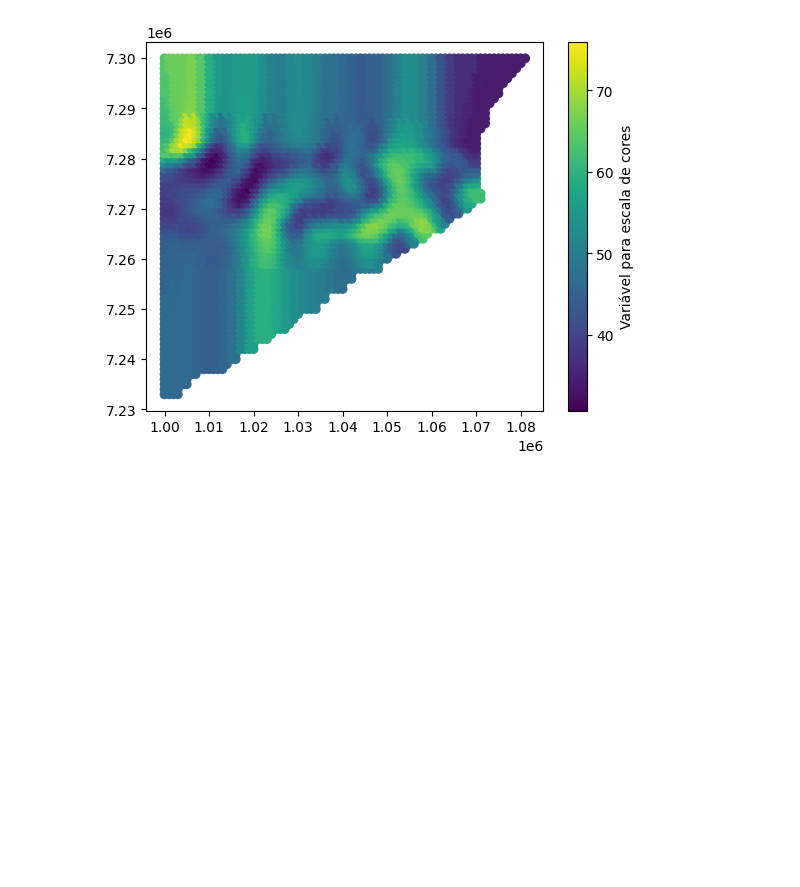
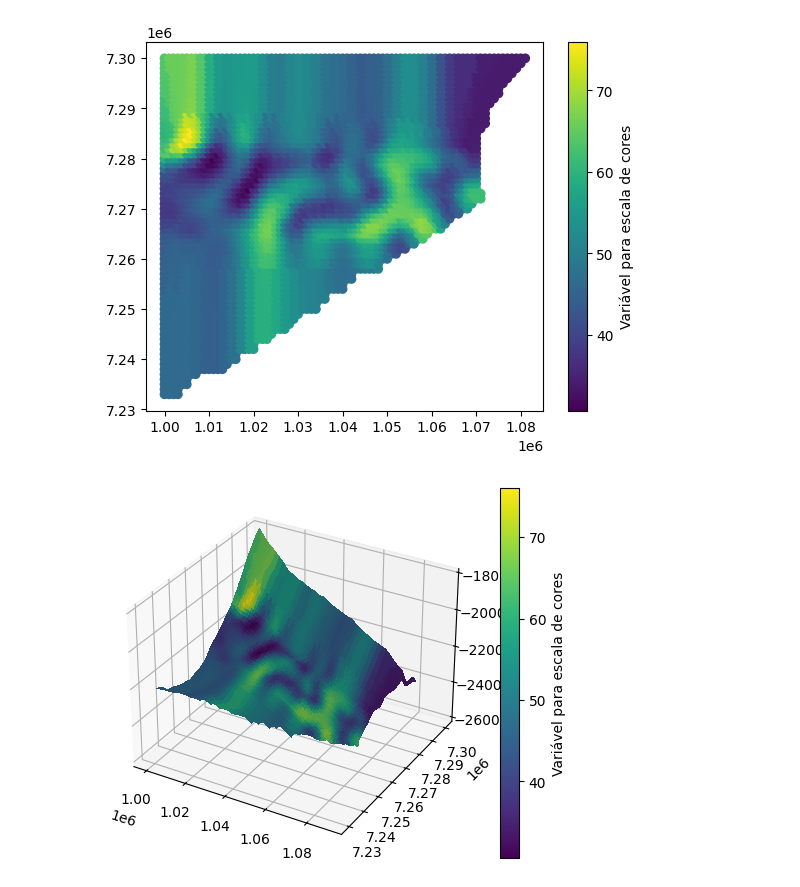
Before and after one commit to lucterres/cmp264, a Jupyter notebook: 3d curve.ipynb, the cells around one changed output. Saved outputs shown, nothing was run; the diff lists cells and outputs as text; code cells hidden in the pictures; blank space fills up the shorter version.

```diff
--- a/3d curve.ipynb
+++ b/3d curve.ipynb
@@ -124,3 +112,28 @@ plt.colorbar(label='Variável para escala de cores')
 # %% [output]
 <matplotlib.colorbar.Colorbar at 0x...>
 [figure]
+# %%
+# Supondo que X, Y, Z e D já estejam definidos
+X,Y,Z = surface.getGrid()
+D = geopressure.Z
+
+# Normalizar D para o intervalo [0, 1]
+norm = plt.Normalize(geopressure.zMin, geopressure.zMax)
+colors = plt.cm.viridis(norm(D))
+
+# Criar a figura
+fig = plt.figure()
+ax = fig.add_subplot(111, projection='3d')
+
+# Plotar a superfície com a escala de cores definida por D
+surf = ax.plot_surface(X, Y, Z, facecolors=colors, rstride=1, cstride=1, linewidth=0, antialiased=False)
+
+# Mostrar a barra de cores
+mappable = plt.cm.ScalarMappable(cmap='viridis', norm=norm)
+mappable.set_array(D)
+plt.colorbar(mappable, ax=ax, label='Variável para escala de cores')
+
+# Mostrar o gráfico
+plt.show()
+# %% [output]
+[figure, added]
```
Also changed, not shown: parts of 6 cells of this notebook, 1 other file.
